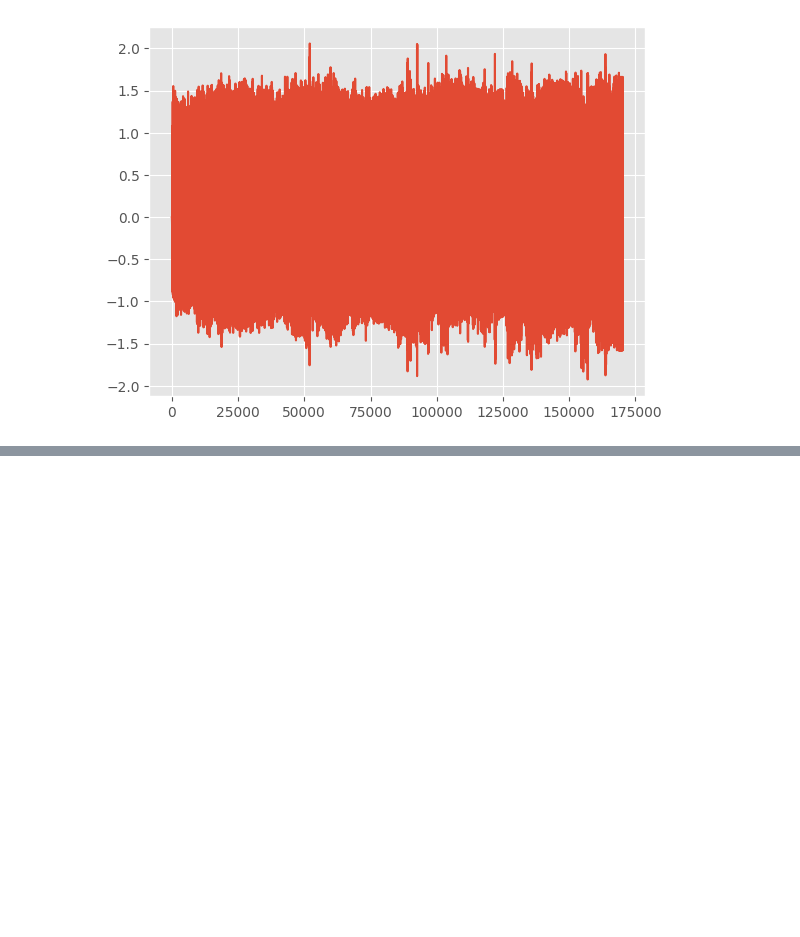
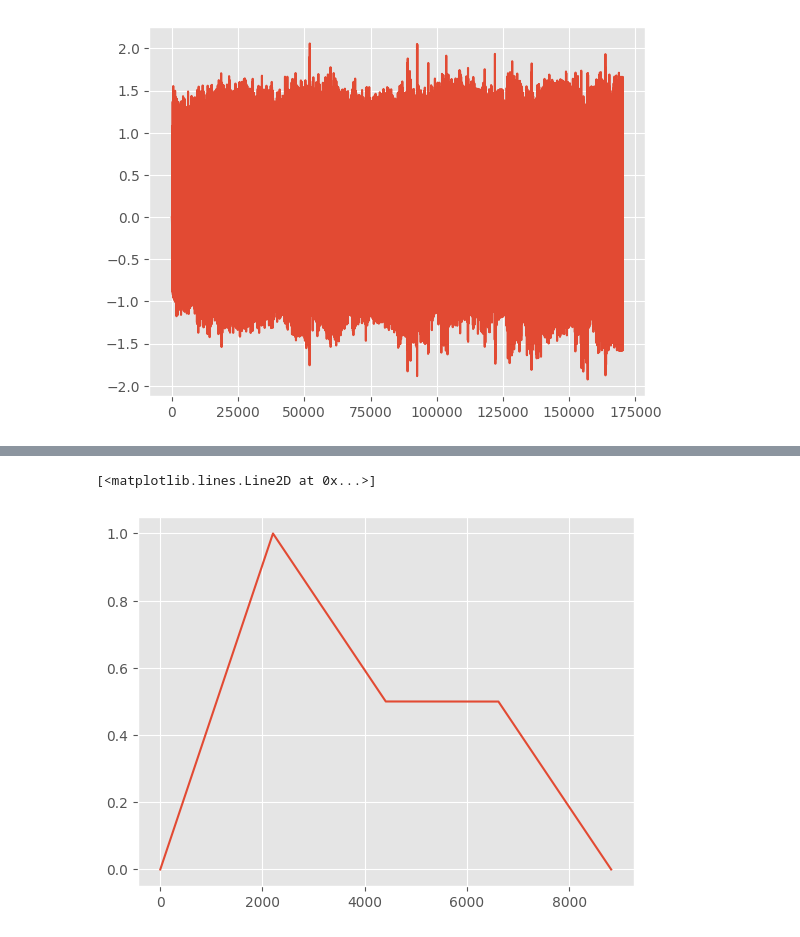
Before and after one commit to obrecht3/ECE420Projects, a Jupyter notebook: AssignedProjectLab/AssignedProjectLab.ipynb, the cells around one changed output, grey strips where cells are left out. Drawn from its saved outputs; the diff is of its cells as text; code cells hidden in the pictures; blank space fills up the shorter version.

```diff
--- a/AssignedProjectLab/AssignedProjectLab.ipynb
+++ b/AssignedProjectLab/AssignedProjectLab.ipynb
@@ -65,0 +113,6 @@ def envelope_
+# %%
+envelope = ADSR(500, 500, 0.5, 500)
+plt.plot(envelope)
+# %% [output]
+[<matplotlib.lines.Line2D at 0x...>]
+[figure, added]
```
Also changed, not shown: parts of 3 cells of this notebook.
